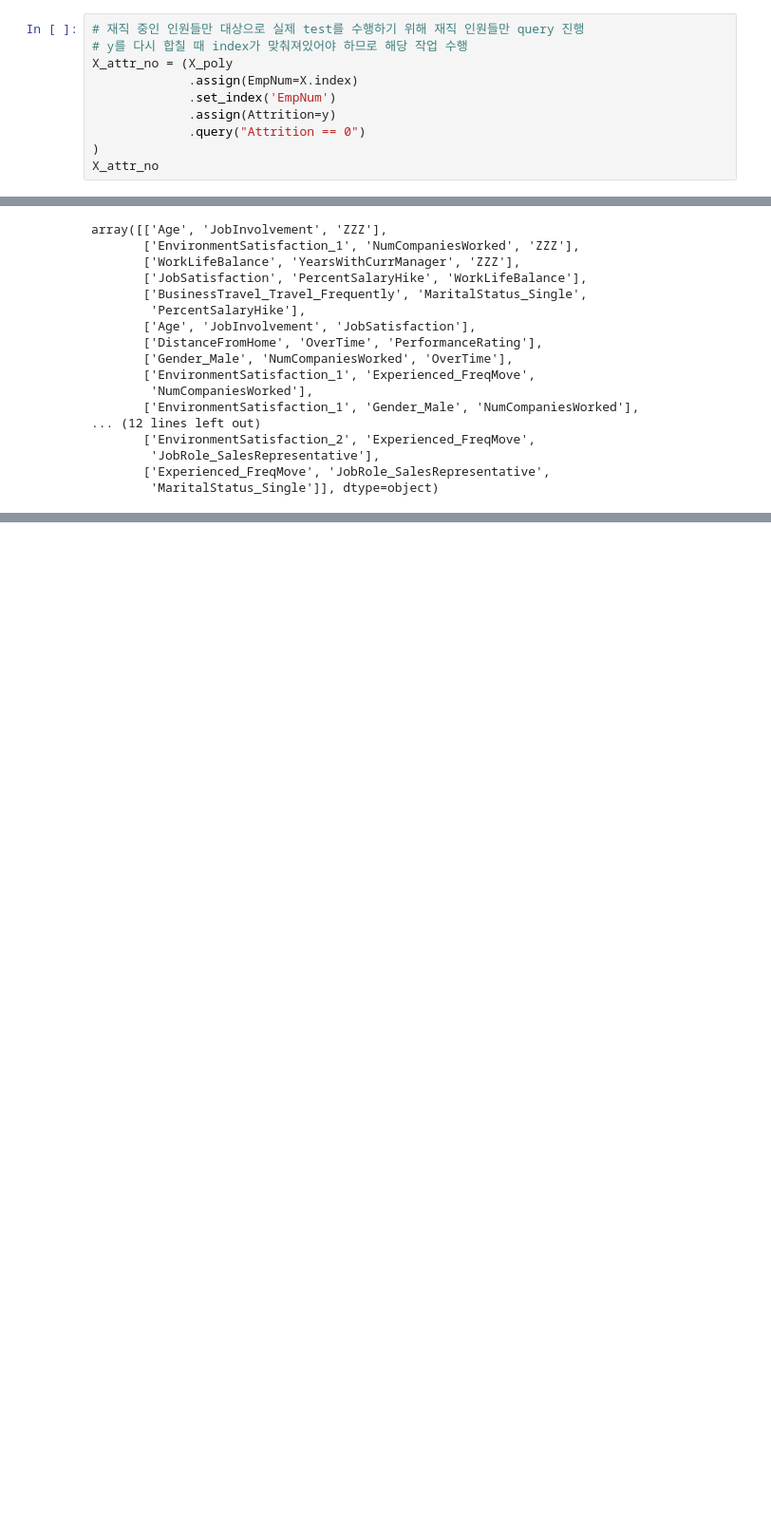
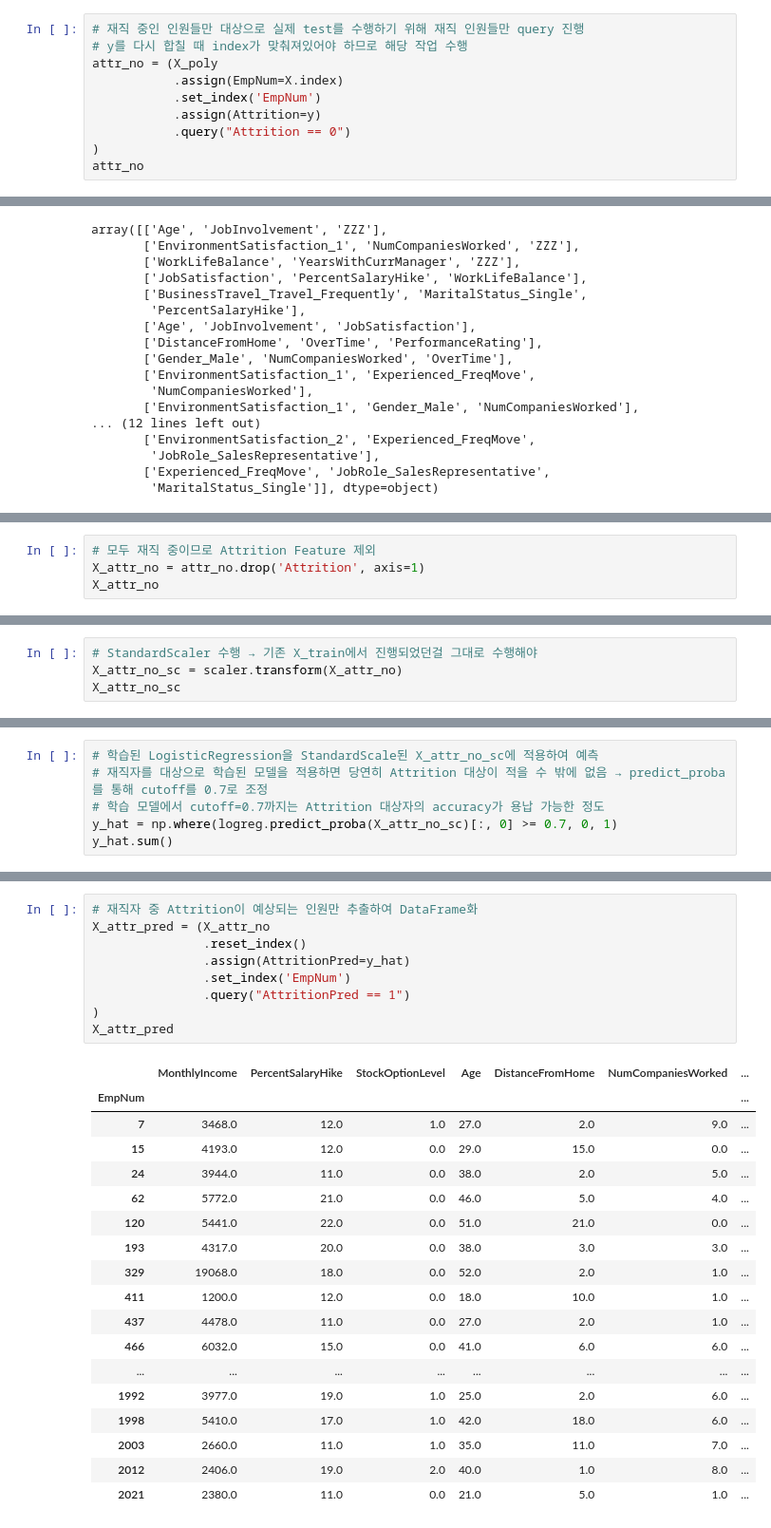
Before and after one commit to minstrel1149/HR_analytics_1, a Jupyter notebook: Attrition_analytics_features.ipynb, the cells around one changed output, grey strips where cells are left out. Shown at 95% size. Drawn from its saved outputs; the diff is of its cells as text; blank space fills up the shorter version.

Commit message:
[Update] Feature expansion on Attrition

```diff
--- a/Attrition_analytics_features.ipynb
+++ b/Attrition_analytics_features.ipynb
@@ -108,13 +108,13 @@ X_poly
 # %%
 # 재직 중인 인원들만 대상으로 실제 test를 수행하기 위해 재직 인원들만 query 진행
 # y를 다시 합칠 때 index가 맞춰져있어야 하므로 해당 작업 수행
-X_attr_no = (X_poly
-             .assign(EmpNum=X.index)
-             .set_index('EmpNum')
-             .assign(Attrition=y)
-             .query("Attrition == 0")
+attr_no = (X_poly
+           .assign(EmpNum=X.index)
+           .set_index('EmpNum')
+           .assign(Attrition=y)
+           .query("Attrition == 0")
 )
-X_attr_no
+attr_no
 # %% [output]
 |  | MonthlyIncome | PercentSalaryHike | StockOptionLevel | Age | DistanceFromHome | NumCompaniesWorked | ... |
 | EmpNum |  |  |  |  |  |  | ... |
@@ -261,0 +280,4 @@ X_coef_df
+# %%
+# 모두 재직 중이므로 Attrition Feature 제외
+X_attr_no = attr_no.drop('Attrition', axis=1)
+X_attr_no
@@ -261,0 +299,4 @@ X_coef_df
+# %%
+# StandardScaler 수행 → 기존 X_train에서 진행되었던걸 그대로 수행해야
+X_attr_no_sc = scaler.transform(X_attr_no)
+X_attr_no_sc
@@ -261,0 +317,6 @@ X_coef_df
+# %%
+# 학습된 LogisticRegression을 StandardScale된 X_attr_no_sc에 적용하여 예측
+# 재직자를 대상으로 학습된 모델을 적용하면 당연히 Attrition 대상이 적을 수 밖에 없음 → predict_proba를 통해 cutoff를 0.7로 조정
+# 학습 모델에서 cutoff=0.7까지는 Attrition 대상자의 accuracy가 용납 가능한 정도
+y_hat = np.where(logreg.predict_proba(X_attr_no_sc)[:, 0] >= 0.7, 0, 1)
+y_hat.sum()
@@ -261,0 +325,28 @@ X_coef_df
+# %%
+# 재직자 중 Attrition이 예상되는 인원만 추출하여 DataFrame화
+X_attr_pred = (X_attr_no
+               .reset_index()
+               .assign(AttritionPred=y_hat)
+               .set_index('EmpNum')
+               .query("AttritionPred == 1")
+)
+X_attr_pred
+# %% [output]
+|  | MonthlyIncome | PercentSalaryHike | StockOptionLevel | Age | DistanceFromHome | NumCompaniesWorked | ... |
+| EmpNum |  |  |  |  |  |  | ... |
+| 7 | 3468.0 | 12.0 | 1.0 | 27.0 | 2.0 | 9.0 | ... |
+| 15 | 4193.0 | 12.0 | 0.0 | 29.0 | 15.0 | 0.0 | ... |
+| 24 | 3944.0 | 11.0 | 0.0 | 38.0 | 2.0 | 5.0 | ... |
+| 62 | 5772.0 | 21.0 | 0.0 | 46.0 | 5.0 | 4.0 | ... |
+| 120 | 5441.0 | 22.0 | 0.0 | 51.0 | 21.0 | 0.0 | ... |
+| 193 | 4317.0 | 20.0 | 0.0 | 38.0 | 3.0 | 3.0 | ... |
+| 329 | 19068.0 | 18.0 | 0.0 | 52.0 | 2.0 | 1.0 | ... |
+| 411 | 1200.0 | 12.0 | 0.0 | 18.0 | 10.0 | 1.0 | ... |
+| 437 | 4478.0 | 11.0 | 0.0 | 27.0 | 2.0 | 1.0 | ... |
+| 466 | 6032.0 | 15.0 | 0.0 | 41.0 | 6.0 | 6.0 | ... |
+| ... | ... | ... | ... | ... | ... | ... | ... |
+| 1992 | 3977.0 | 19.0 | 1.0 | 25.0 | 2.0 | 6.0 | ... |
+| 1998 | 5410.0 | 17.0 | 1.0 | 42.0 | 18.0 | 6.0 | ... |
+| 2003 | 2660.0 | 11.0 | 1.0 | 35.0 | 11.0 | 7.0 | ... |
+| 2012 | 2406.0 | 19.0 | 2.0 | 40.0 | 1.0 | 8.0 | ... |
+| 2021 | 2380.0 | 11.0 | 0.0 | 21.0 | 5.0 | 1.0 | ... |
```
Also changed, not shown: parts of 9 cells of this notebook.
